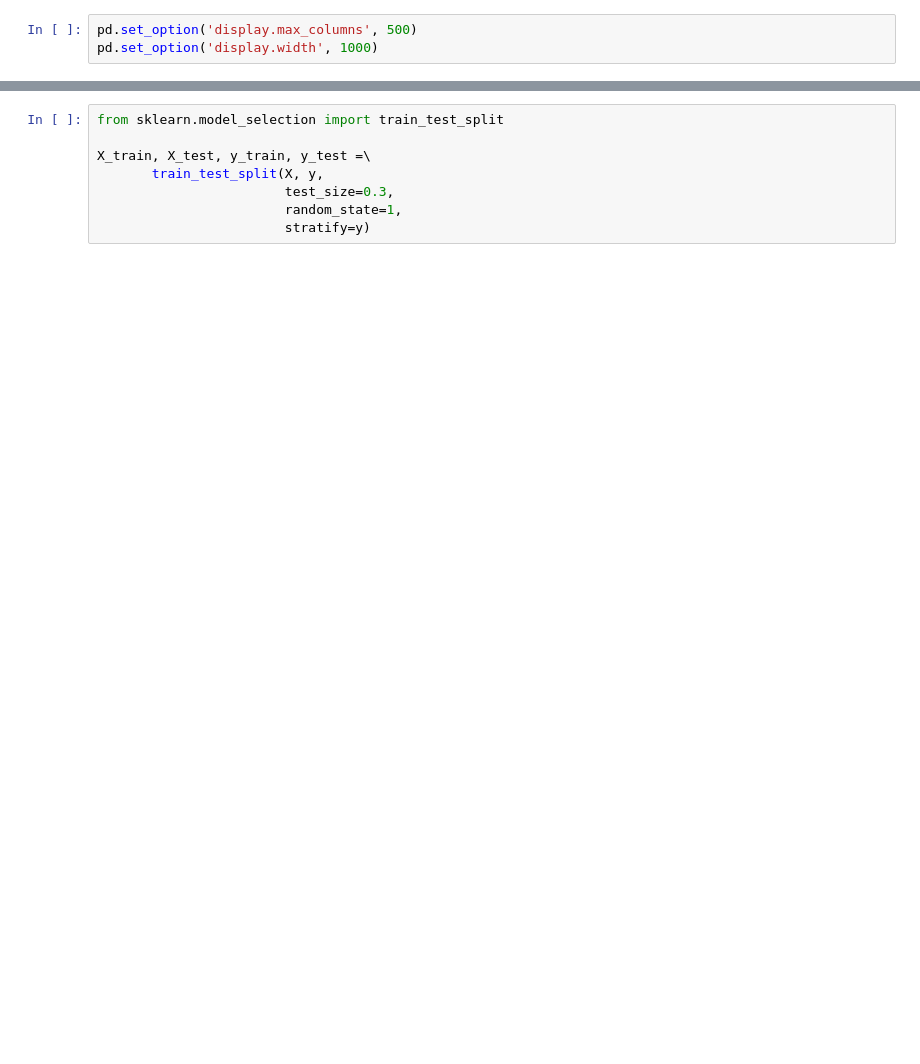
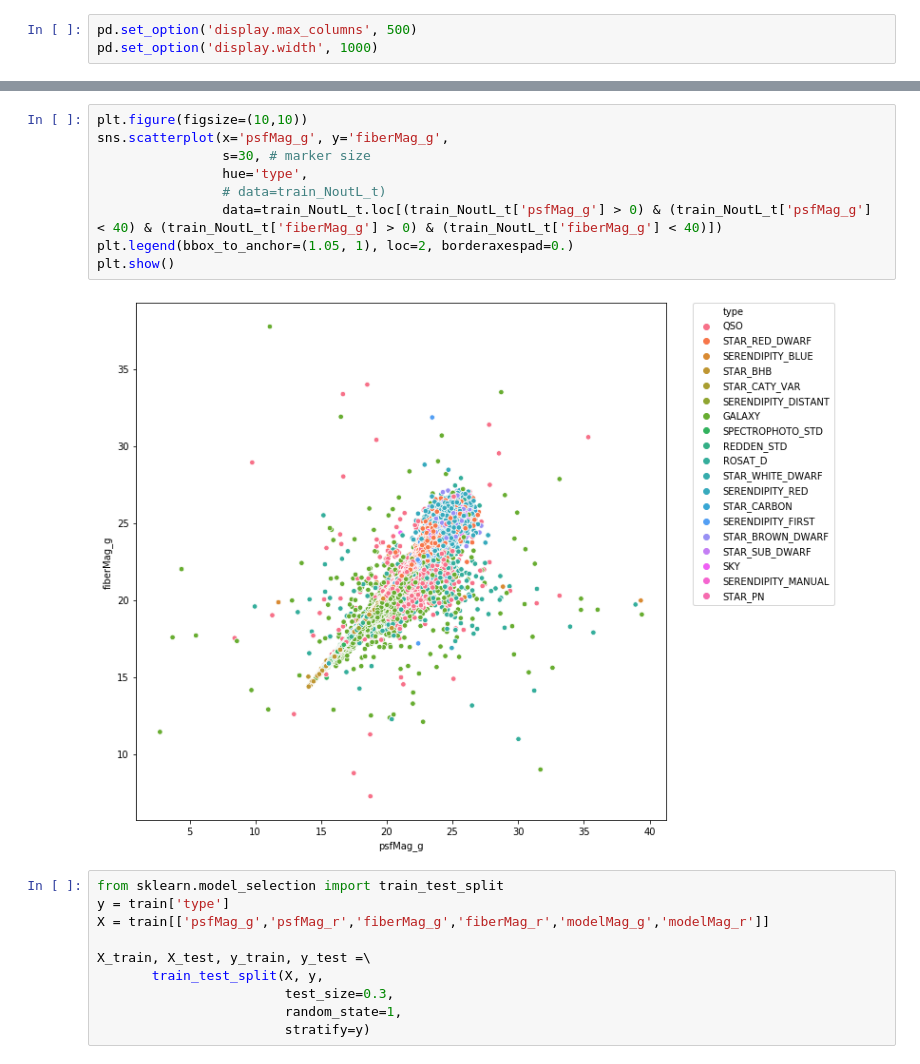
Before and after one commit to idjoopal/MLFW_study, a Jupyter notebook: Dacon/classification_universe.ipynb, the cells around one changed output, grey strips where cells are left out. Drawn from its saved outputs; the diff is of its cells as text; blank space fills up the shorter version.

```diff
--- a/Dacon/classification_universe.ipynb
+++ b/Dacon/classification_universe.ipynb
@@ -148,5 +105,18 @@ plt.show()
+# %%
+plt.figure(figsize=(10,10))
+sns.scatterplot(x='psfMag_g', y='fiberMag_g',
+                s=30, # marker size
+                hue='type',
+                # data=train_NoutL_t)
+                data=train_NoutL_t.loc[(train_NoutL_t['psfMag_g'] > 0) & (train_NoutL_t['psfMag_g'] < 40) & (train_NoutL_t['fiberMag_g'] > 0) & (train_NoutL_t['fiberMag_g'] < 40)])
+plt.legend(bbox_to_anchor=(1.05, 1), loc=2, borderaxespad=0.)
+plt.show()
+# %% [output]
+[figure, added]
 # %%
 from sklearn.model_selection import train_test_split
+y = train['type']
+X = train[['psfMag_g','psfMag_r','fiberMag_g','fiberMag_r','modelMag_g','modelMag_r']]
 
 X_train, X_test, y_train, y_test =\
        train_test_split(X, y,
```
Also changed, not shown: parts of 17 cells of this notebook.
